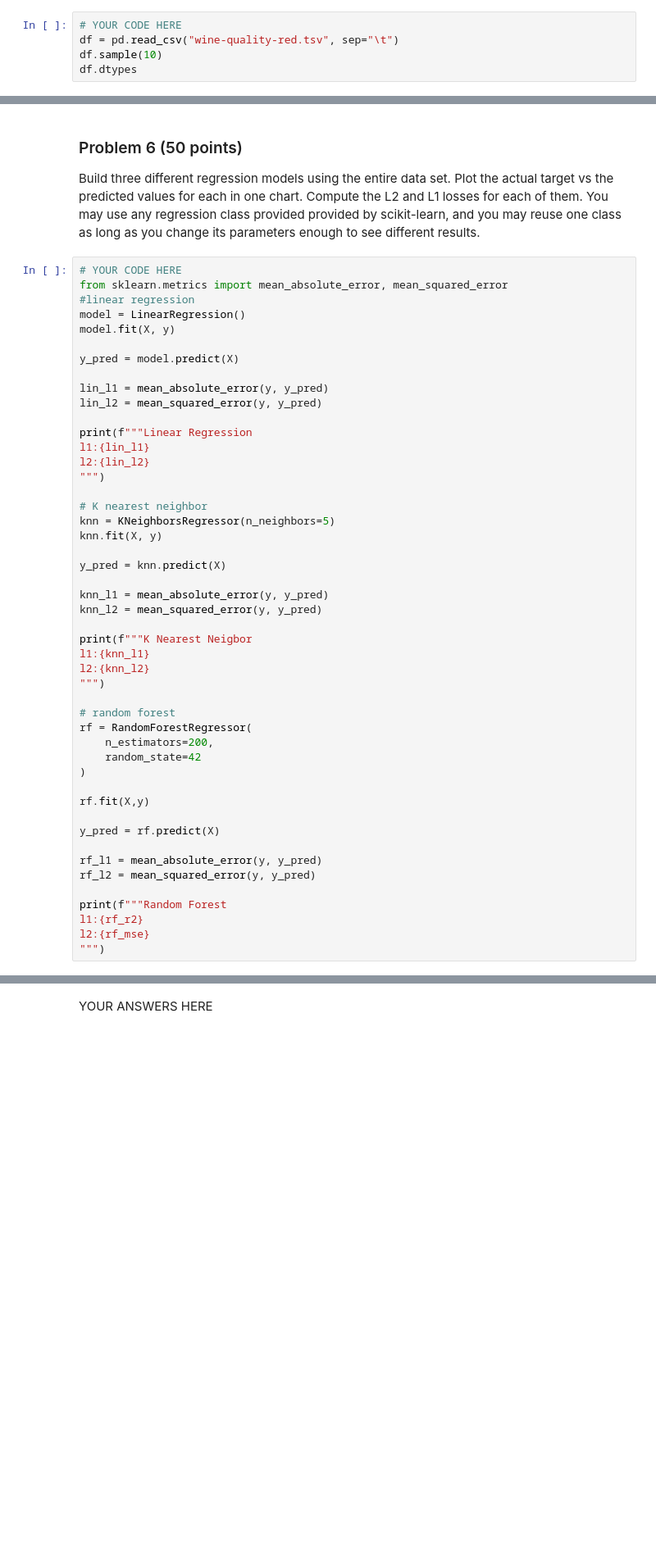
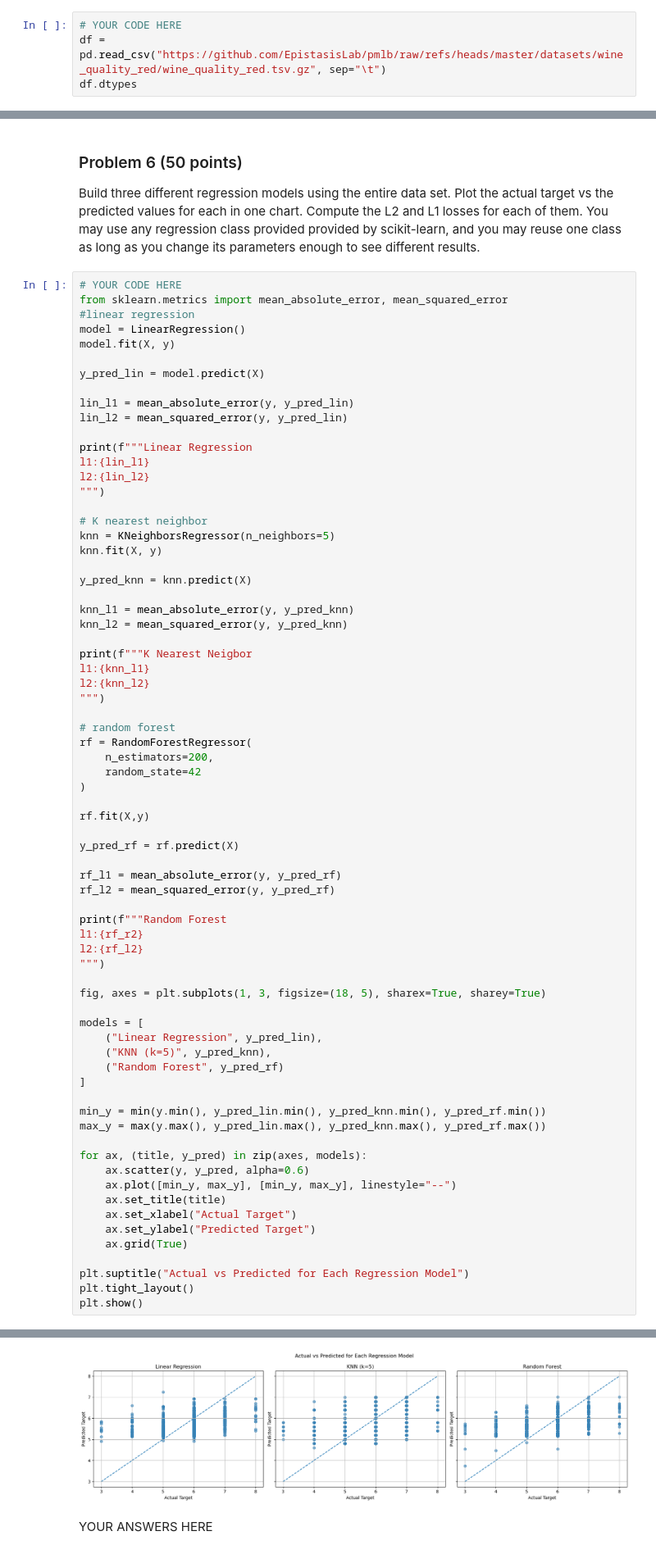
Before and after one commit to ktennant5378/dx602-final-project, a Jupyter notebook: project.ipynb, the cells around one changed output, grey strips where cells are left out. Shown at 82% size. Saved outputs shown, nothing was run; the diff lists cells and outputs as text; blank space fills up the shorter version.

```diff
--- a/project.ipynb
+++ b/project.ipynb
@@ -70,8 +70,7 @@ If the dataset has missing data, you should drop the rows with missing data befo
 If the data set you choose has more than ten columns, you may limit later analysis that is requested per column to just the first ten columns.
 # %%
 # YOUR CODE HERE
-df = pd.read_csv("wine-quality-red.tsv", sep="\t")
-df.sample(10)
+df = pd.read_csv("https://github.com/EpistasisLab/pmlb/raw/refs/heads/master/datasets/wine_quality_red/wine_quality_red.tsv.gz", sep="\t")
 df.dtypes
 # %% [output]
 fixed acidity           float64
@@ -333,10 +333,10 @@ from sklearn.metrics import mean_absolute_error, mean_squared_error
 model = LinearRegression()
 model.fit(X, y)
 
-y_pred = model.predict(X)
+y_pred_lin = model.predict(X)
 
-lin_l1 = mean_absolute_error(y, y_pred)
-lin_l2 = mean_squared_error(y, y_pred)
+lin_l1 = mean_absolute_error(y, y_pred_lin)
+lin_l2 = mean_squared_error(y, y_pred_lin)
 
 print(f"""Linear Regression
 l1:{lin_l1}
@@ -347,10 +347,10 @@ l2:{lin_l2}
 knn = KNeighborsRegressor(n_neighbors=5)
 knn.fit(X, y)
 
-y_pred = knn.predict(X)
+y_pred_knn = knn.predict(X)
 
-knn_l1 = mean_absolute_error(y, y_pred)
-knn_l2 = mean_squared_error(y, y_pred)
+knn_l1 = mean_absolute_error(y, y_pred_knn)
+knn_l2 = mean_squared_error(y, y_pred_knn)
 
 print(f"""K Nearest Neigbor
 l1:{knn_l1}
@@ -365,14 +365,37 @@ rf = RandomForestRegressor(
 
 rf.fit(X,y)
 
-y_pred = rf.predict(X)
+y_pred_rf = rf.predict(X)
 
-rf_l1 = mean_absolute_error(y, y_pred)
-rf_l2 = mean_squared_error(y, y_pred)
+rf_l1 = mean_absolute_error(y, y_pred_rf)
+rf_l2 = mean_squared_error(y, y_pred_rf)
 
 print(f"""Random Forest
 l1:{rf_r2}
-l2:{rf_mse}
+l2:{rf_l2}
 """)
+
+fig, axes = plt.subplots(1, 3, figsize=(18, 5), sharex=True, sharey=True)
+
+models = [
+    ("Linear Regression", y_pred_lin),
+    ("KNN (k=5)", y_pred_knn),
+    ("Random Forest", y_pred_rf)
+]
+
+min_y = min(y.min(), y_pred_lin.min(), y_pred_knn.min(), y_pred_rf.min())
+max_y = max(y.max(), y_pred_lin.max(), y_pred_knn.max(), y_pred_rf.max())
+
+for ax, (title, y_pred) in zip(axes, models):
+    ax.scatter(y, y_pred, alpha=0.6)
+    ax.plot([min_y, max_y], [min_y, max_y], linestyle="--")
+    ax.set_title(title)
+    ax.set_xlabel("Actual Target")
+    ax.set_ylabel("Predicted Target")
+    ax.grid(True)
+
+plt.suptitle("Actual vs Predicted for Each Regression Model")
+plt.tight_layout()
+plt.show()
 # %% [output]
 Linear Regression
@@ -381,11 +404,12 @@ l2:0.503984025671457
 
 K Nearest Neigbor
 l1:0.5916197623514696
 l2:0.5712570356472796
 
 Random Forest
 l1:0.2785955489132035
 l2:0.47018295447669245
+[figure, added]
 # %% [markdown]
 YOUR ANSWERS HERE
 # %% [markdown]
```
Also changed, not shown: parts of 5 cells of this notebook.
